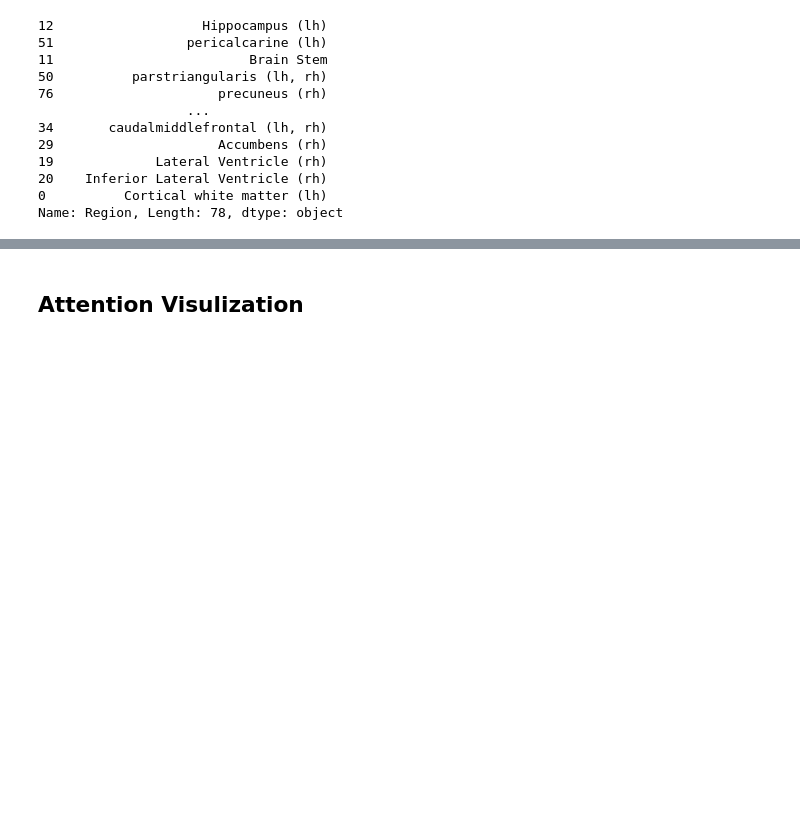
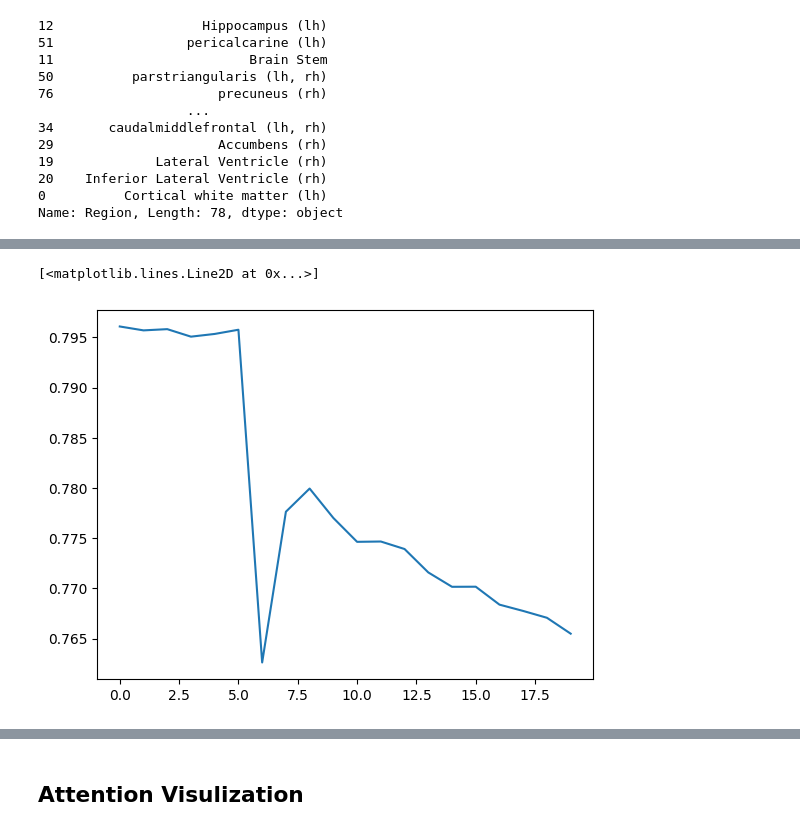
Before and after one commit to sujuntao2022/ADNI-XAI, a Jupyter notebook: Interpretation_visualize.ipynb, the cells around one changed output, grey strips where cells are left out. Saved outputs shown, nothing was run; the diff lists cells and outputs as text; code cells hidden in the pictures; blank space fills up the shorter version.

```diff
--- a/Interpretation_visualize.ipynb
+++ b/Interpretation_visualize.ipynb
@@ -608,0 +764,5 @@ Name: Region, Length: 78, dtype: object
+# %%
+plt.plot(predictions_array[:, 0])
+# %% [output]
+[<matplotlib.lines.Line2D at 0x...>]
+[figure, added]
```
Also changed, not shown: parts of 19 cells of this notebook.
